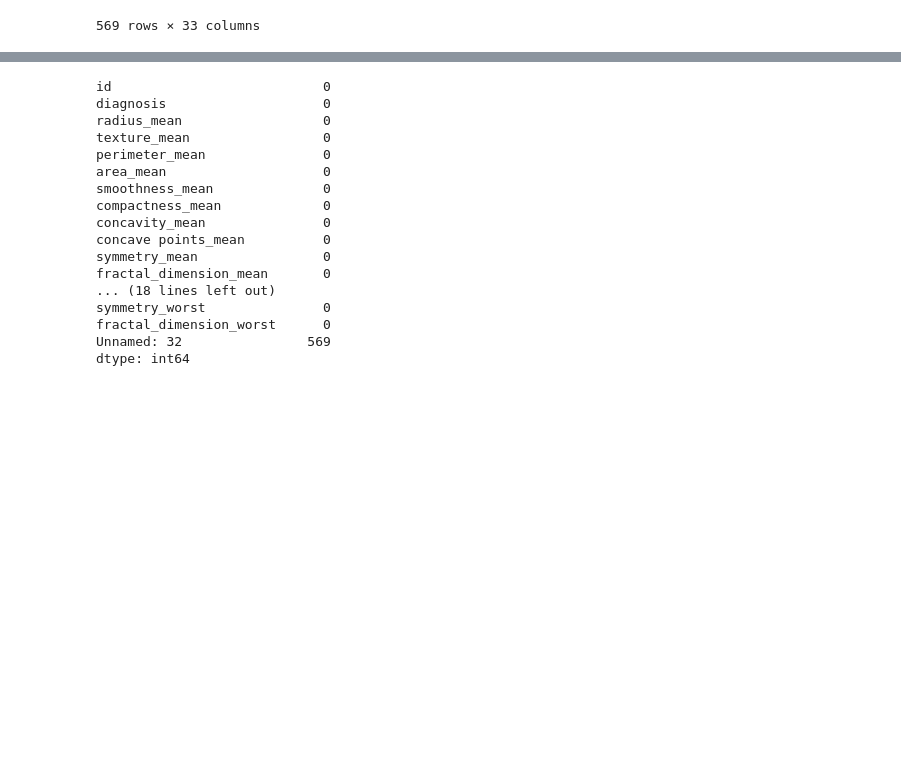
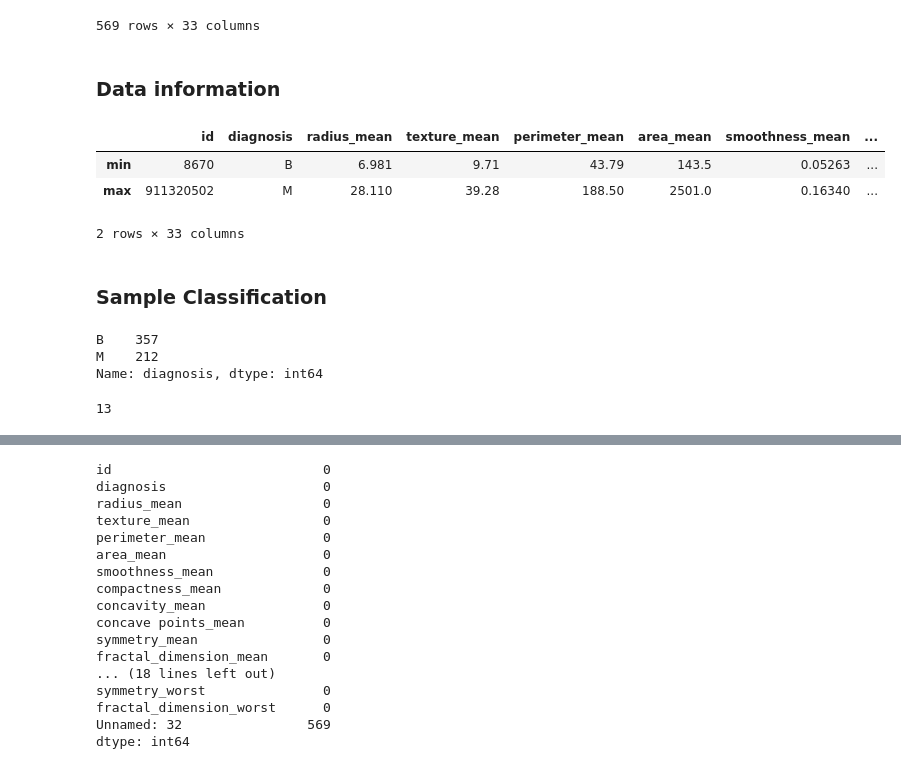
Before and after one commit to elainetynan/PfDA_Assignment2, a Jupyter notebook: PfDA_Assignment2.ipynb, the cells around one changed output, grey strips where cells are left out. Cells and saved outputs as stored; diff of their text form; code cells hidden in the pictures; blank space fills up the shorter version.

Commit message:
Introduction to Dataset information& more

```diff
--- a/PfDA_Assignment2.ipynb
+++ b/PfDA_Assignment2.ipynb
@@ -50,3 +72,28 @@ df
 | 567 | 927241 | M | 20.60 | 29.33 | 140.10 | 1265.0 | 0.11780 | ... |
 | 568 | 92751 | B | 7.76 | 24.54 | 47.92 | 181.0 | 0.05263 | ... |
 569 rows × 33 columns
+# %% [markdown]
+<a id='datainfo'></a>
+
+### Data information
+# %%
+ df.agg(['min', 'max'])
+# %% [output]
+|  | id | diagnosis | radius_mean | texture_mean | perimeter_mean | area_mean | smoothness_mean | ... |
+| min | 8670 | B | 6.981 | 9.71 | 43.79 | 143.5 | 0.05263 | ... |
+| max | 911320502 | M | 28.110 | 39.28 | 188.50 | 2501.0 | 0.16340 | ... |
+2 rows × 33 columns
+# %% [markdown]
+<a id='classification'></a>
+
+### Sample Classification
+# %%
+df['diagnosis'].value_counts()
+# %% [output]
+B    357
+M    212
+Name: diagnosis, dtype: int64
+# %%
+df['concavity_mean'].value_counts()[0]
+# %% [output]
+13
```
Also changed, not shown: parts of 10 cells of this notebook, 1 other file.
